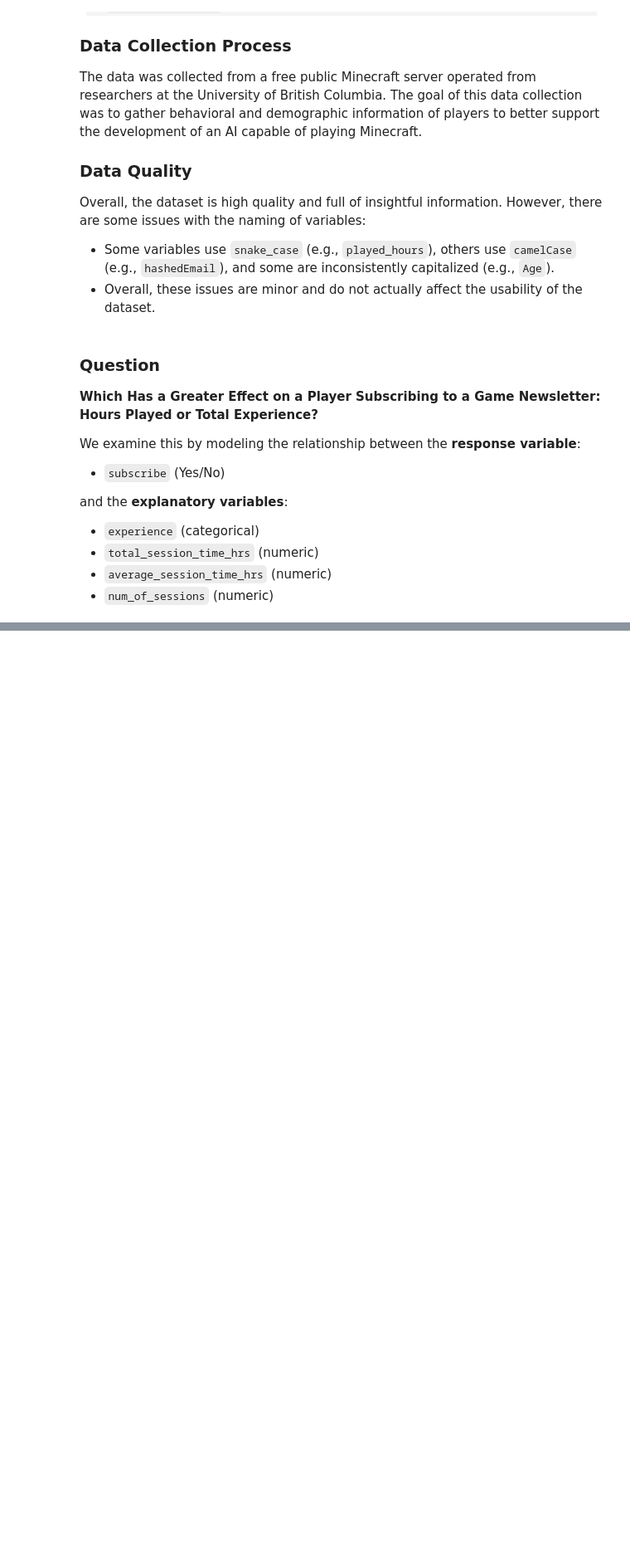
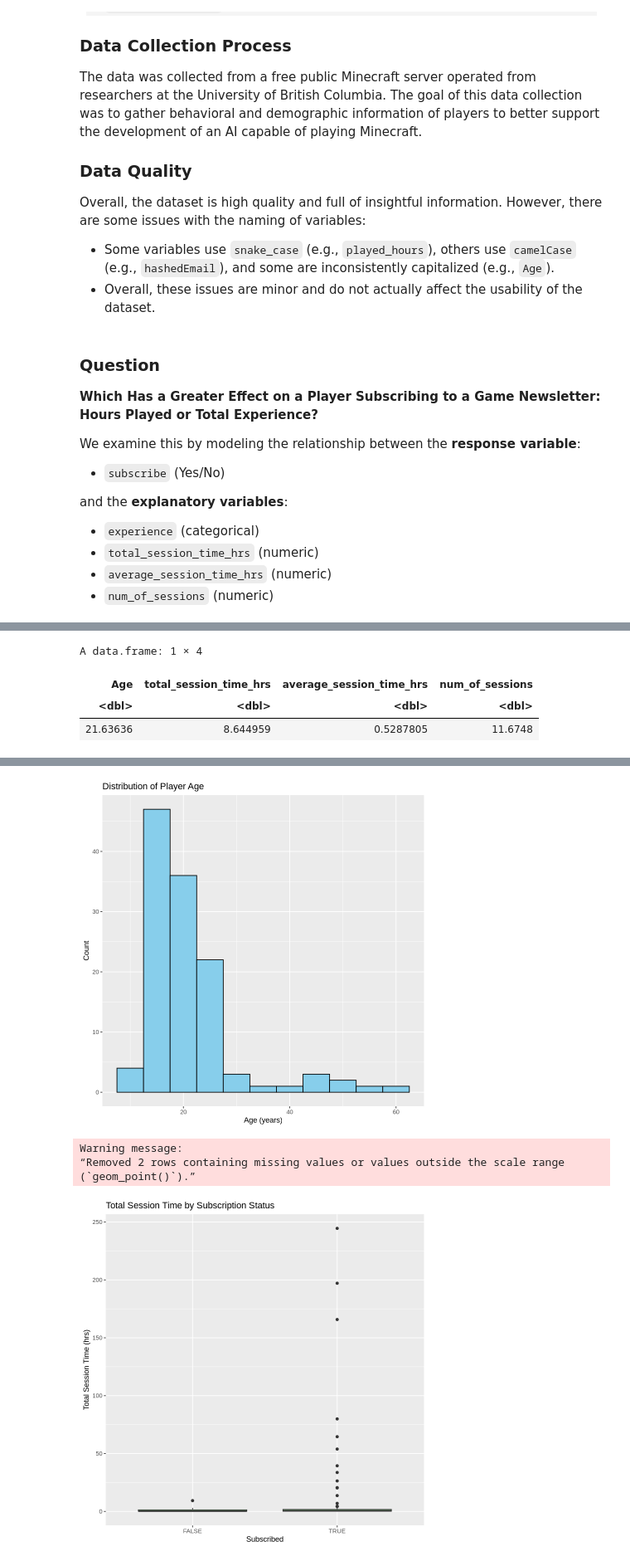
Before and after one commit to ashleyorr/dsciindividualproject, a Jupyter notebook: minecraft_data_analysis.ipynb, the cells around one changed output, grey strips where cells are left out. Shown: that part at 83% size. Cells and saved outputs as stored; diff of their text form; code cells hidden in the pictures; blank space fills up the shorter version.

Commit message:
Added Data Analysis

```diff
--- a/minecraft_data_analysis.ipynb
+++ b/minecraft_data_analysis.ipynb
@@ -105,0 +102,41 @@ This prepares the data for analysis and modeling by ensuring all variables are i
+# %%
+clean_sessions <- sessions |>
+    mutate(start_dt = dmy_hm(start_time),
+           end_dt = dmy_hm(end_time),
+           session_time_in_hrs = as.numeric(end_dt - start_dt) / 60) |>
+    group_by(hashedEmail) |>
+    summarise(total_session_time_hrs = round(sum(session_time_in_hrs), 2),
+              average_session_time_hrs = round(mean(session_time_in_hrs), 2),
+              num_of_sessions = n()) |>
+    filter(!is.na(total_session_time_hrs) | !is.na(average_session_time_hrs)) |>
+    ungroup() |>
+    select(hashedEmail, total_session_time_hrs, average_session_time_hrs, num_of_sessions)
+
+clean_players <- merge(players, clean_sessions, by = "hashedEmail") |>
+    mutate(experience = factor(experience, levels = c("Beginner", "Amateur", "Regular", "Pro", "Veteran"))) |>
+    select(experience, subscribe, Age, total_session_time_hrs, average_session_time_hrs, num_of_sessions)
+
+library(dplyr)
+mean_table <- clean_players |>
+    summarise(Age = mean(Age, na.rm = TRUE),
+              total_session_time_hrs = mean(total_session_time_hrs, na.rm = TRUE),
+              average_session_time_hrs = mean(average_session_time_hrs, na.rm = TRUE),
+              num_of_sessions = mean(num_of_sessions, na.rm = TRUE))
+mean_table
+
+ggplot(clean_players, aes(x = Age)) +
+    geom_histogram(binwidth = 5, fill = "skyblue", color = "black") +
+    labs(title = "Distribution of Player Age", x = "Age (years)", y = "Count")
+
+ggplot(clean_players, aes(x = subscribe, y = total_session_time_hrs)) +
+    geom_boxplot(fill = "lightgreen") +
+    labs(title = "Total Session Time by Subscription Status", x = "Subscribed", y = "Total Session Time (hrs)")
+
+ggplot(clean_players, aes(x = Age, y = average_session_time_hrs, color = subscribe)) +
+    geom_point(alpha = 0.6) +
+    labs(title = "Average Session Time vs Age by Subscription", x = "Age (years)", y = "Average Session Time (hrs)")
+# %% [output]
+A data.frame: 1 × 4
+| Age | total_session_time_hrs | average_session_time_hrs | num_of_sessions |
+| <dbl> | <dbl> | <dbl> | <dbl> |
+| 21.63636 | 8.644959 | 0.5287805 | 11.6748 |
@@ -105,0 +145,5 @@ This prepares the data for analysis and modeling by ensuring all variables are i
+[figure, added]
+Warning message:
+“Removed 2 rows containing missing values or values outside the scale range
+(`geom_point()`).”
+[figure, added]
```
Also changed, not shown: parts of 4 cells of this notebook.
